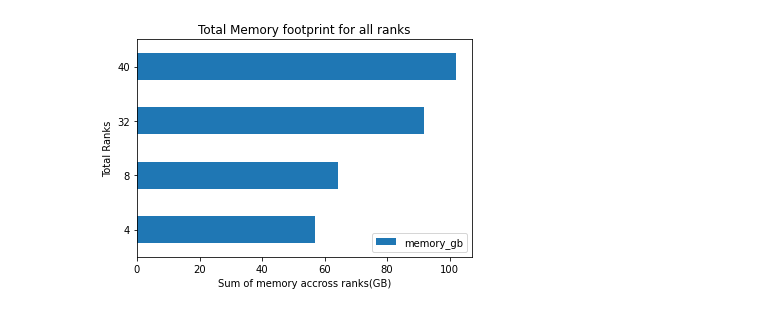
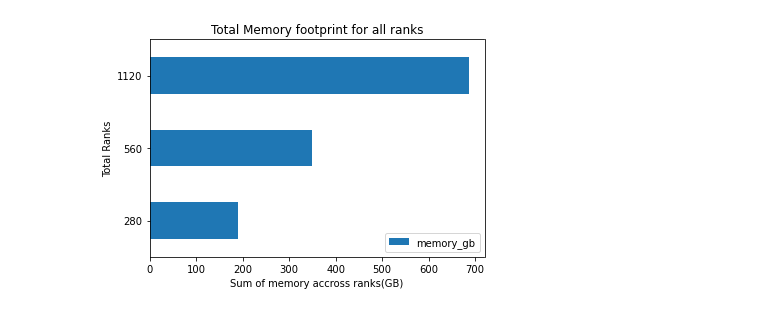
Before and after one commit to mvictoras/isav23-analysis, a Jupyter notebook: Paper Analysis.ipynb, the cells around one changed output. Cells and saved outputs as stored; diff of their text form; code cells hidden in the pictures.

```diff
--- a/Paper Analysis.ipynb
+++ b/Paper Analysis.ipynb
@@ -12,7 +12,7 @@ directory = 'data'
 dataframes = []
 
 # categories
-categories = ["catalyst", "posthocio", "no_sensei"]
+categories = ["catalyst", "checkpointing"]
 sites = ['alcf']
 
 # Iterate over each file in the directory
@@ -34,5 +34,5 @@ for site in sites:
 df = pd.concat(dataframes, ignore_index=True)
 
 # Convert 'Total Ranks' to integers
-df['total_ranks'] = result['total_ranks'].astype(int)
+df['total_ranks'] = df['total_ranks'].astype(int)
 # %%
@@ -295,24 +133,43 @@ alcf_no_sensei_40.plot(ax=axs, kind='line', x='timestep', y='memory_gb', label='
+# %%
+alcf_checkpointing_280["total_ranks"] = 280
+alcf_checkpointing_560["total_ranks"] = 560
+alcf_checkpointing_1120["total_ranks"] = 1120
+alcf_catalyst_280["total_ranks"] = 280
+alcf_catalyst_560["total_ranks"] = 560
+alcf_catalyst_1120["total_ranks"] = 1120
+
+alcf_checkpointing_280["category"] = "checkpointing"
+alcf_checkpointing_560["category"] = "checkpointing"
+alcf_checkpointing_1120["category"] = "checkpointing"
+alcf_catalyst_280["category"] = "catalyst"
+alcf_catalyst_560["category"] = "catalyst"
+alcf_catalyst_1120["category"] = "catalyst"
+
+df = pd.concat([alcf_checkpointing_280, alcf_checkpointing_560, alcf_checkpointing_1120, alcf_catalyst_280, alcf_catalyst_560, alcf_catalyst_1120], ignore_index=True)
 # %%
-# Group the DataFrame by 'total_ranks' and calculate the average per time, then sum the values
-sum_avg_memory = memory_df.groupby('total_ranks')['memory_gb'].mean().reset_index()
+def plot_avg_memory(df):
+    # Group the DataFrame by 'total_ranks' and calculate the average per time, then sum the values
+    sum_avg_memory = df.groupby('total_ranks')['memory_gb'].mean().reset_index()
 
-# Convert 'Total Ranks' to integers
-sum_avg_memory['total_ranks'] = sum_avg_memory['total_ranks'].astype(int)
+    # Convert 'Total Ranks' to integers
+    sum_avg_memory['total_ranks'] = sum_avg_memory['total_ranks'].astype(int)
 
-# Sort the index in ascending order
-sum_avg_memory = sum_avg_memory.sort_values('total_ranks')
+    # Sort the index in ascending order
+    sum_avg_memory = sum_avg_memory.sort_values('total_ranks')
 
 
-# Plot the sum of average memory_gb over time by 'total_ranks' with axes flipped
-sum_avg_memory.plot(kind='barh', x='total_ranks', y='memory_gb')
-#plt.barh()
+    # Plot the sum of average memory_gb over time by 'total_ranks' with axes flipped
+    sum_avg_memory.plot(kind='barh', x='total_ranks', y='memory_gb')
+    #plt.barh()
 
-# Set the title and labels
-plt.title('Total Memory footprint for all ranks')
-plt.xlabel('Sum of memory accross ranks(GB)')
-plt.ylabel('Total Ranks')
+    # Set the title and labels
+    plt.title('Total Memory footprint for all ranks')
+    plt.xlabel('Sum of memory accross ranks(GB)')
+    plt.ylabel('Total Ranks')
 
-# Show the plot
-plt.show()
+    # Show the plot
+    plt.show()
+
+plot_avg_memory(df)
 # %% [output]
-[figure, old version]
+[figure, new version]
```
Also changed, not shown: parts of 15 cells of this notebook, 53 other files.
